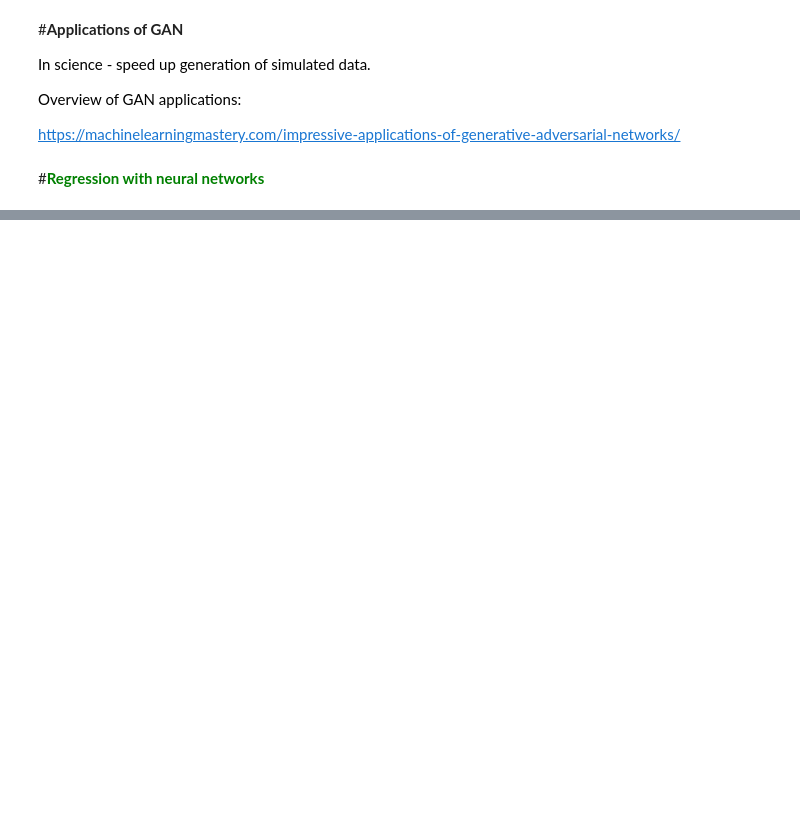
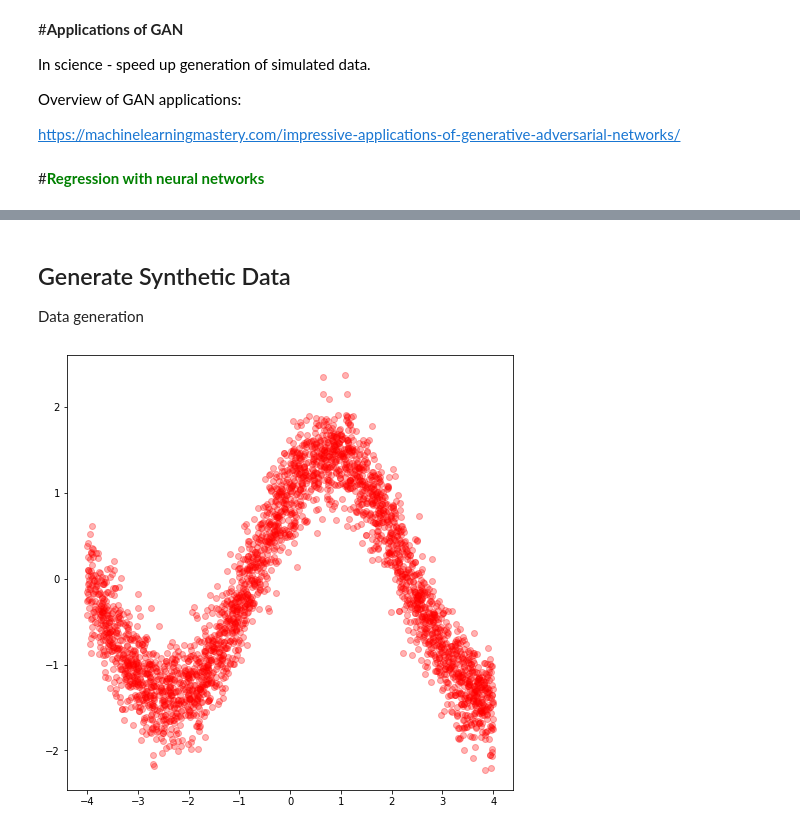
Before and after one commit to marcinwolter/NORCC-SUMMER_2022, a Jupyter notebook: NORCC_SUMMER_deepnn_2022.ipynb, the cells around one changed output, grey strips where cells are left out. Drawn from its saved outputs; the diff is of its cells as text; code cells hidden in the pictures; blank space fills up the shorter version.

```diff
--- a/NORCC_SUMMER_deepnn_2022.ipynb
+++ b/NORCC_SUMMER_deepnn_2022.ipynb
@@ -1819,0 +1907,31 @@ Nice presentation about mixture density networks:
+# %% [markdown]
+## Generate Synthetic Data
+
+Data generation
+# %%
+## Generating some data:
+NSAMPLE = 3000
+
+
+# Fitted function y=f(x)
+X = np.random.uniform(-4,4,NSAMPLE)
+y = np.sin(X)*np.exp(0.01*X)+np.cos(X)
+err = np.random.normal(0,0.3,NSAMPLE)
+y = y + err
+
+# Function x=f(y)
+#y = np.random.uniform(-4,4,NSAMPLE)
+#X = np.sin(y)*np.exp(0.01*y)+np.cos(y)
+#err = np.random.normal(0,0.3,NSAMPLE)
+#y = y + err
+
+plt.figure(figsize=(8, 8))
+plt.plot(X,y,'ro', alpha=0.3)
+plt.show()
+
+
+# Split into training and test sample
+X_train, X_test, y_train, y_test = train_test_split(X, y, test_size=0.2,
+                                                    random_state=1)
+# %% [output]
+[figure, added]
```
Also changed, not shown: parts of 25 cells of this notebook.
